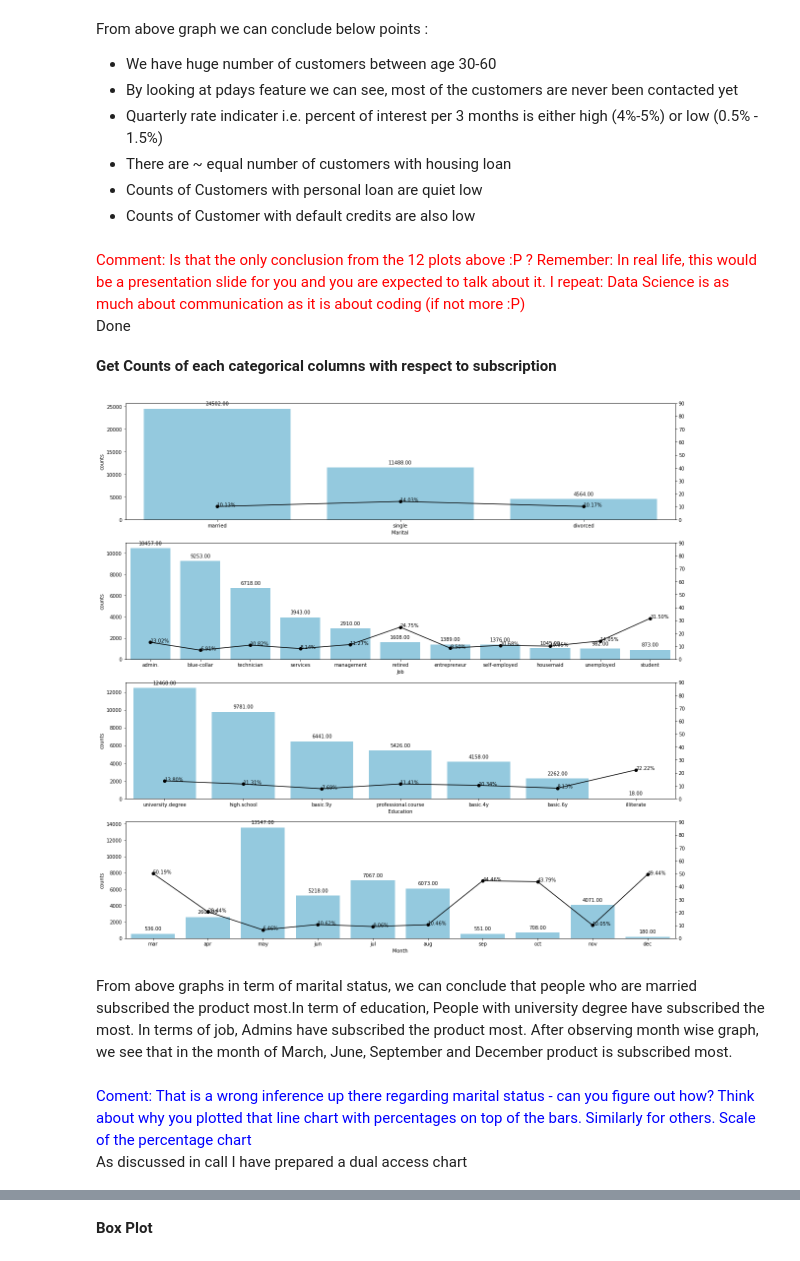
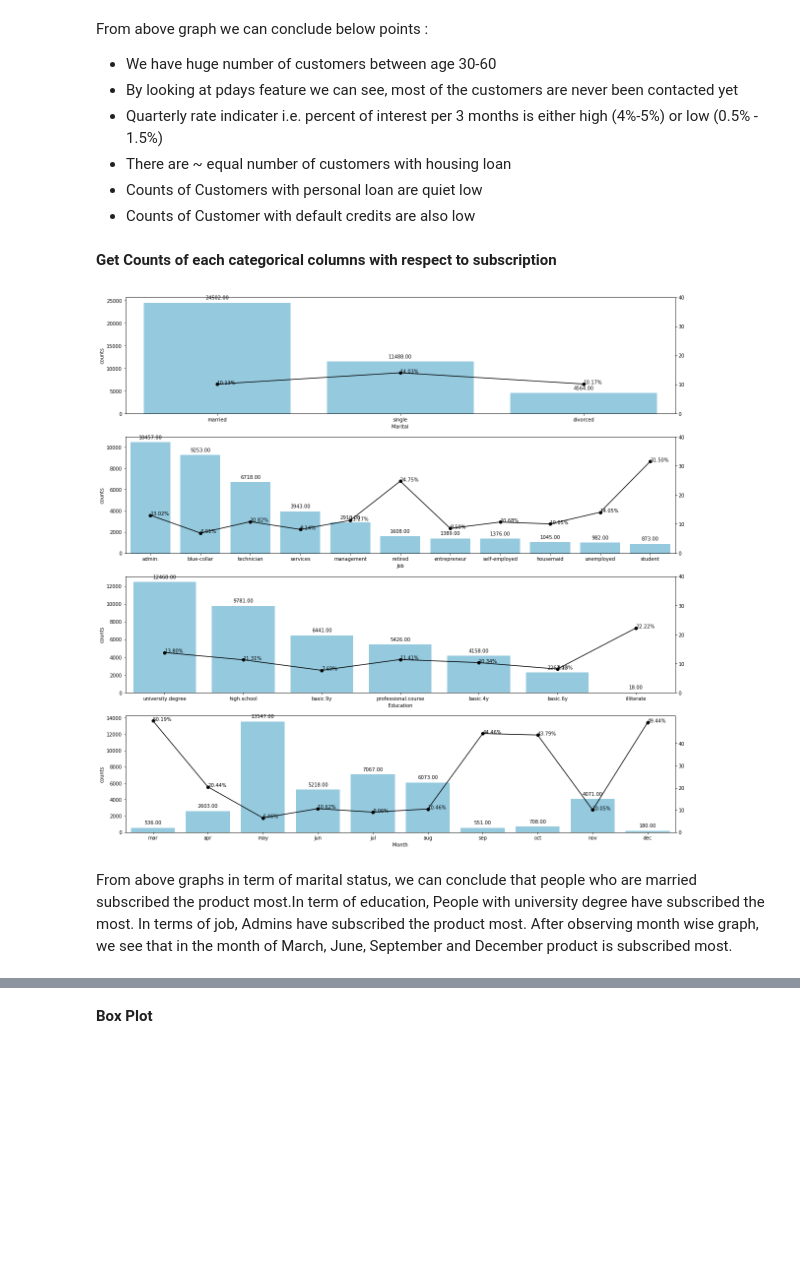
Before and after one commit to pranay-surana/Capstone_II, a Jupyter notebook: code/Final_Notebook_second_draft_reviewd_old.ipynb, the cells around one changed output, grey strips where cells are left out. Cells and saved outputs as stored; diff of their text form; code cells hidden in the pictures; blank space fills up the shorter version.

```diff
--- a/Final_Notebook_second_draft_reviewd.ipynb
+++ b/code/Final_Notebook_second_draft_reviewd_old.ipynb
@@ -815,12 +729,6 @@ From above graph we can conclude below points :
     <li>Counts of Customers with personal loan are quiet low</li>
     <li>Counts of Customer with default credits are also low</li>
     </ul>
-# %% [markdown]
-<span style="color:red">
-Comment: Is that the only conclusion from the 12 plots above :P ?
-    Remember: In real life, this would be a presentation slide for you and you are expected to talk about it.
-    I repeat: Data Science is as much about communication as it is about coding (if not more :P)
-</span><br> Done
 # %% [markdown]
 <B>Get Counts of each categorical columns with respect to subscription</B>
 # %%
@@ -846,7 +754,7 @@ for i, txt in enumerate(values_2):
     txt_1 = per + '%'
     ax11.annotate(txt_1, (names_2[i], value_per[i]))
 ax11.plot(names_2,value_per,linestyle='-', marker='o',color = 'black')
-plt.yticks(np.arange(0, 100, 10))
+plt.yticks(np.arange(0, 50, 10))
 splot=sns.barplot(x=names_1, y=values_1,color = 'skyblue',palette=None,ax=ax1)
 splot.set(xlabel= 'Marital', ylabel='counts')
 for p in splot.patches:
@@ -866,7 +774,7 @@ for i, txt in enumerate(values_2):
     txt_1 = per+ '%'
     ax21.annotate(txt_1, (names_2[i], value_per[i]))
 ax21.plot(names_2,value_per,linestyle='-', marker='o',color = 'black')
-plt.yticks(np.arange(0, 100, 10))
+plt.yticks(np.arange(0, 50, 10))
 splot=sns.barplot(x=names_1, y=values_1,color = 'skyblue',palette=None,ax=ax2)
 splot.set(xlabel= 'Job', ylabel='counts')
 for p in splot.patches:
@@ -883,40 +791,35 @@ value_per.clear()
 for i, txt in enumerate(values_2):
     per = format((txt/x_1.education.iloc[i])*100,'.2f')
     value_per.append(float(per))
     txt_1 = per + '%'
     ax31.annotate(txt_1, (names_2[i], value_per[i]))
 ax31.plot(names_2,value_per,linestyle='-', marker='o',color = 'black')
-plt.yticks(np.arange(0, 100, 10))
+plt.yticks(np.arange(0, 50, 10))
 splot=sns.barplot(x=names_1, y=values_1,color = 'skyblue',palette=None,ax=ax3)
 splot.set(xlabel= 'Education', ylabel='counts')
 for p in splot.patches:
         splot.annotate(format(p.get_height(), '.2f'), (p.get_x() + p.get_width() / 2., p.get_height()), ha = 'center', va ='center', xytext = (0, 10), textcoords = 'offset points')
 
 x_1 = pd.DataFrame(df.month.value_counts()).reindex(months, axis=0).dropna()
 names_1 = list(x_1.index)
 values_1 = list(x_1.month)
 x_2 = pd.DataFrame(dfyes.month.value_counts()).reindex(months, axis=0).dropna()
 names_2 = list(x_2.index)
 values_2 = list(x_2.month)
 ax41 =ax4.twinx()
 value_per.clear()
 for i, txt in enumerate(values_2):
     per = format((txt/x_1.month.iloc[i])*100,'.2f')
     value_per.append(float(per))
     txt_1 = per + '%'
     ax41.annotate(txt_1, (names_2[i], value_per[i]))
 ax41.plot(names_2,value_per,linestyle='-', marker='o',color = 'black')
-plt.yticks(np.arange(0, 100, 10))
+plt.yticks(np.arange(0, 50, 10))
 splot=sns.barplot(x=names_1, y=values_1,color = 'skyblue',palette=None,ax=ax4)
 splot.set(xlabel= 'Month', ylabel='counts')
 for p in splot.patches:
         splot.annotate(format(p.get_height(), '.2f'), (p.get_x() + p.get_width() / 2., p.get_height()), ha = 'center', va ='center', xytext = (0, 10), textcoords = 'offset points')
 # %% [output]
-[figure, old version]
+[figure, new version]
 # %% [markdown]
 From above graphs in term of marital status, we can conclude that people who are married subscribed the product most.In term of education, People with university degree have subscribed the most. In terms of job, Admins have subscribed the product most. After observing month wise graph, we see that in the month of March, June, September and December product is subscribed most.
-# %% [markdown]
-<span style="color:blue">
-Coment: That is a wrong inference up there regarding marital status - can you figure out how? Think about why you plotted that line chart with percentages on top of the bars. Similarly for others.
-Scale of the percentage chart </span>
-<br> As discussed in call I have prepared a dual access chart
```
Also changed, not shown: parts of 35 cells of this notebook, 1 other file.
